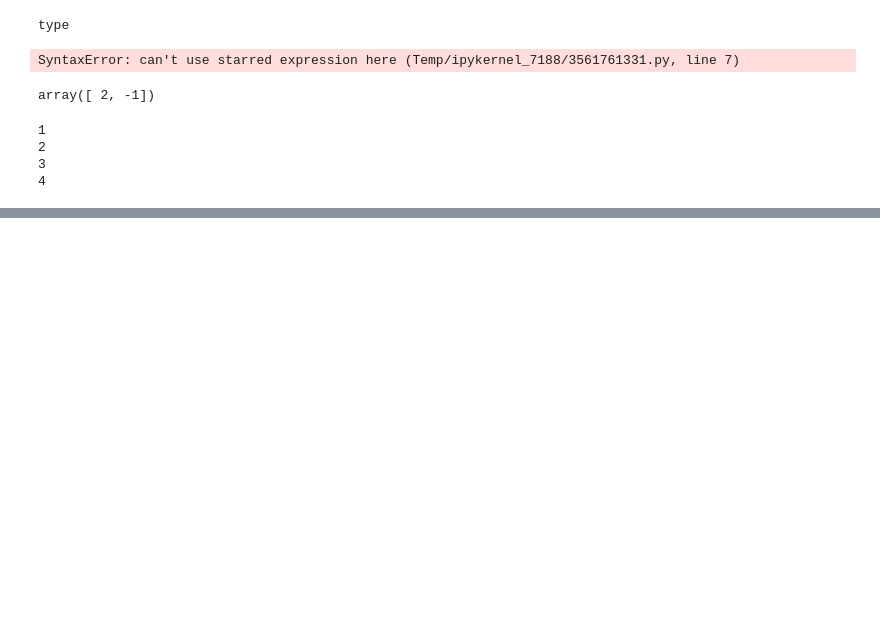
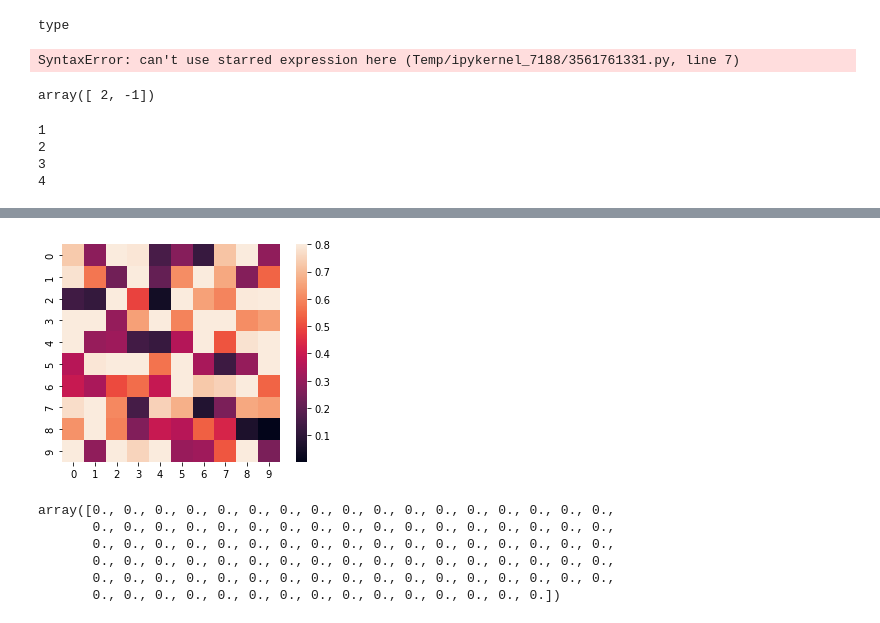
Before and after one commit to 11Kclarke/Scientific-Computing, a Jupyter notebook: test.ipynb, the cells around one changed output, grey strips where cells are left out. Saved outputs shown, nothing was run; the diff lists cells and outputs as text; code cells hidden in the pictures; blank space fills up the shorter version.

```diff
--- a/test.ipynb
+++ b/test.ipynb
@@ -31,0 +146,29 @@ for i in range(1,len(x)):
+# %%
+import numpy as np
+import seaborn as sns
+import matplotlib.pyplot as plt
+from matplotlib import animation
+
+fig = plt.figure()
+data = np.random.rand(10, 10)
+sns.heatmap(data, vmax=.8, square=True)
+
+def init():
+      sns.heatmap(np.zeros((10, 10)), vmax=.8, square=True, cbar=False)
+
+def animate(i,data=[]):
+
+    sns.heatmap(data[i], vmax=.8, square=True, cbar=False)
+
+anim = animation.FuncAnimation(fig, animate, init_func=init, frames=20, repeat = False)
+# %% [output]
+[figure, added]
+# %%
+np.zeros((10, 10)).flatten()
+# %% [output]
+array([0., 0., 0., 0., 0., 0., 0., 0., 0., 0., 0., 0., 0., 0., 0., 0., 0.,
+       0., 0., 0., 0., 0., 0., 0., 0., 0., 0., 0., 0., 0., 0., 0., 0., 0.,
+       0., 0., 0., 0., 0., 0., 0., 0., 0., 0., 0., 0., 0., 0., 0., 0., 0.,
+       0., 0., 0., 0., 0., 0., 0., 0., 0., 0., 0., 0., 0., 0., 0., 0., 0.,
+       0., 0., 0., 0., 0., 0., 0., 0., 0., 0., 0., 0., 0., 0., 0., 0., 0.,
+       0., 0., 0., 0., 0., 0., 0., 0., 0., 0., 0., 0., 0., 0., 0.])
```
Also changed, not shown: parts of 29 cells of this notebook, 1 other file.
